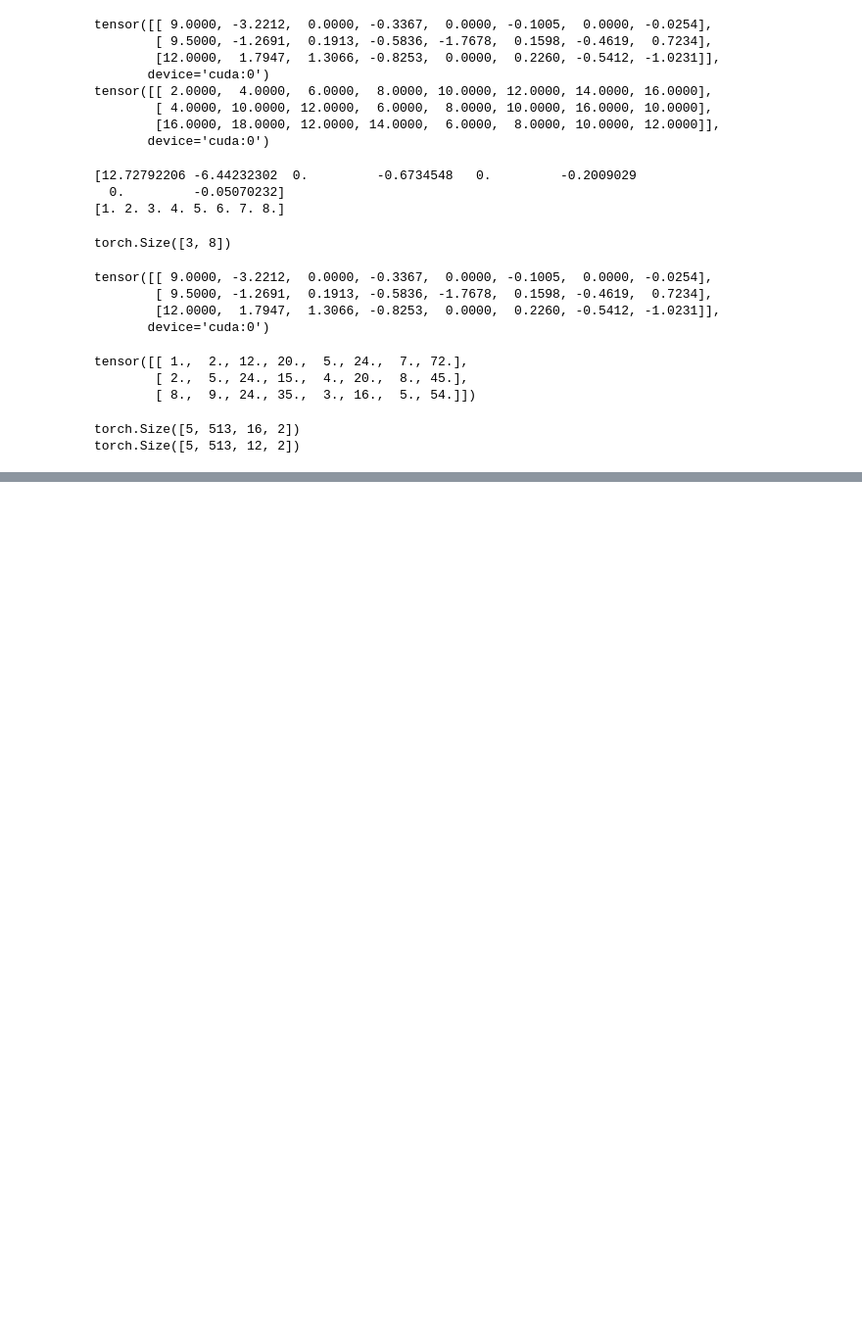
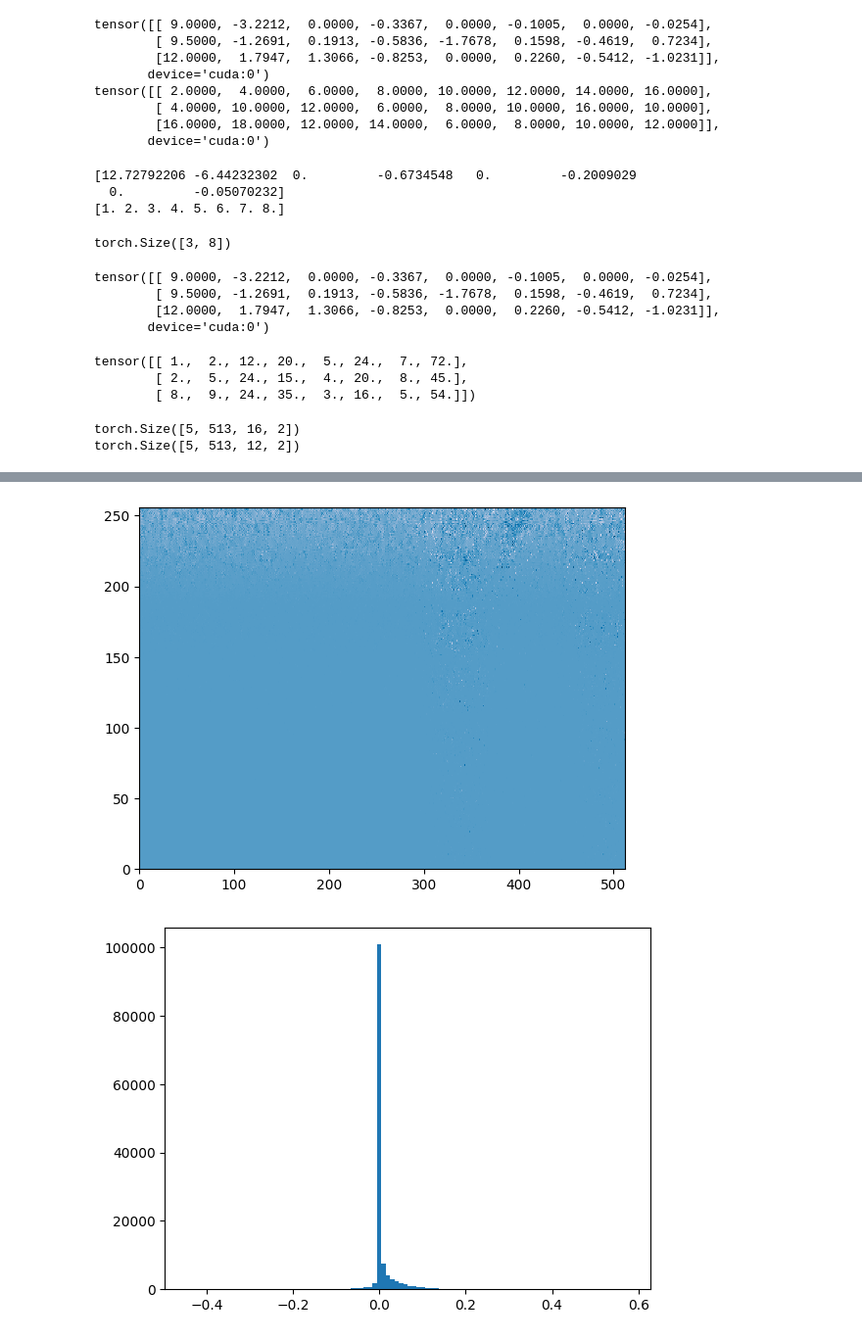
Before and after one commit to ishine/pix2pixHDAudioSR, a Jupyter notebook: dct/test.ipynb, the cells around one changed output, grey strips where cells are left out. Shown at 98% size. Saved outputs shown, nothing was run; the diff lists cells and outputs as text; code cells hidden in the pictures; blank space fills up the shorter version.

```diff
--- a/dct/test.ipynb
+++ b/dct/test.ipynb
@@ -144,0 +174,10 @@ cuda:0
+# %%
+diff = (hr-lr).cpu().numpy()
+sp_fig, sp_ax = plt.subplots()
+sp_ax.pcolormesh(diff, cmap='PuBu_r')
+sp_hist_fig, sp_hist_ax = plt.subplots()
+sp_hist_ax.hist(diff.reshape(-1,1),bins=100)
+plt.show()
+# %% [output]
+[figure, added]
+[figure, added]
```
Also changed, not shown: parts of 4 cells of this notebook, 1 other file.
